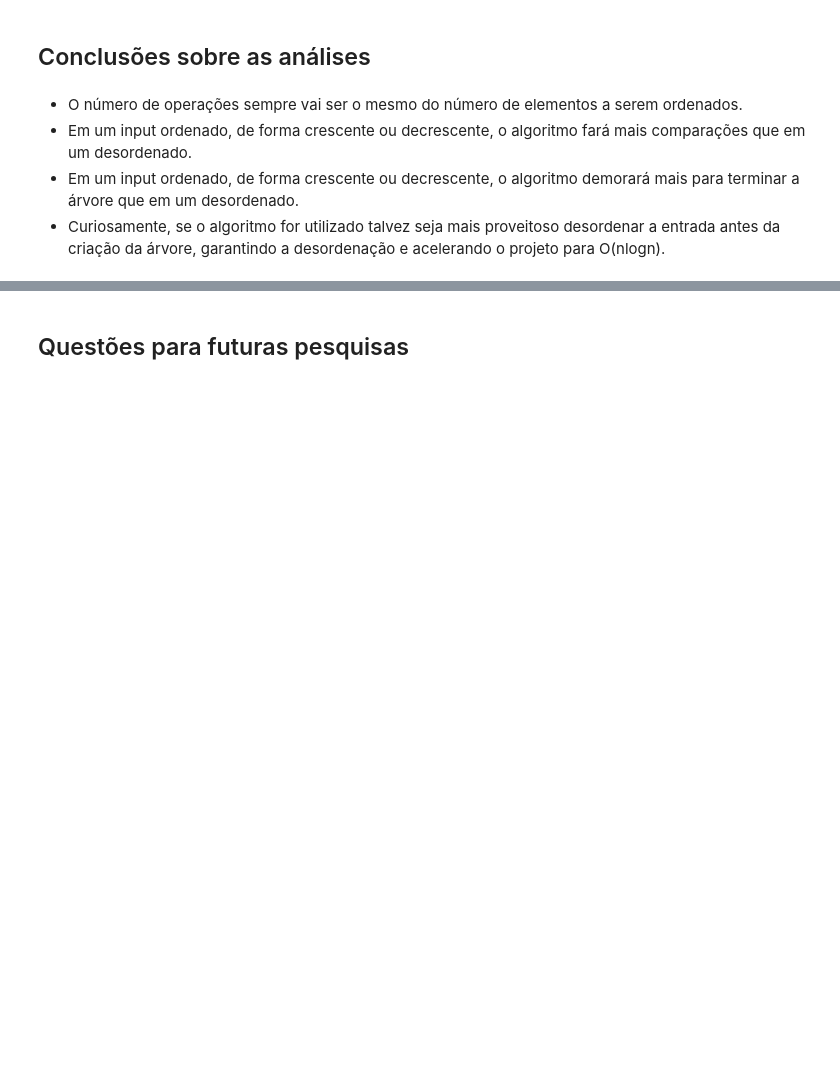
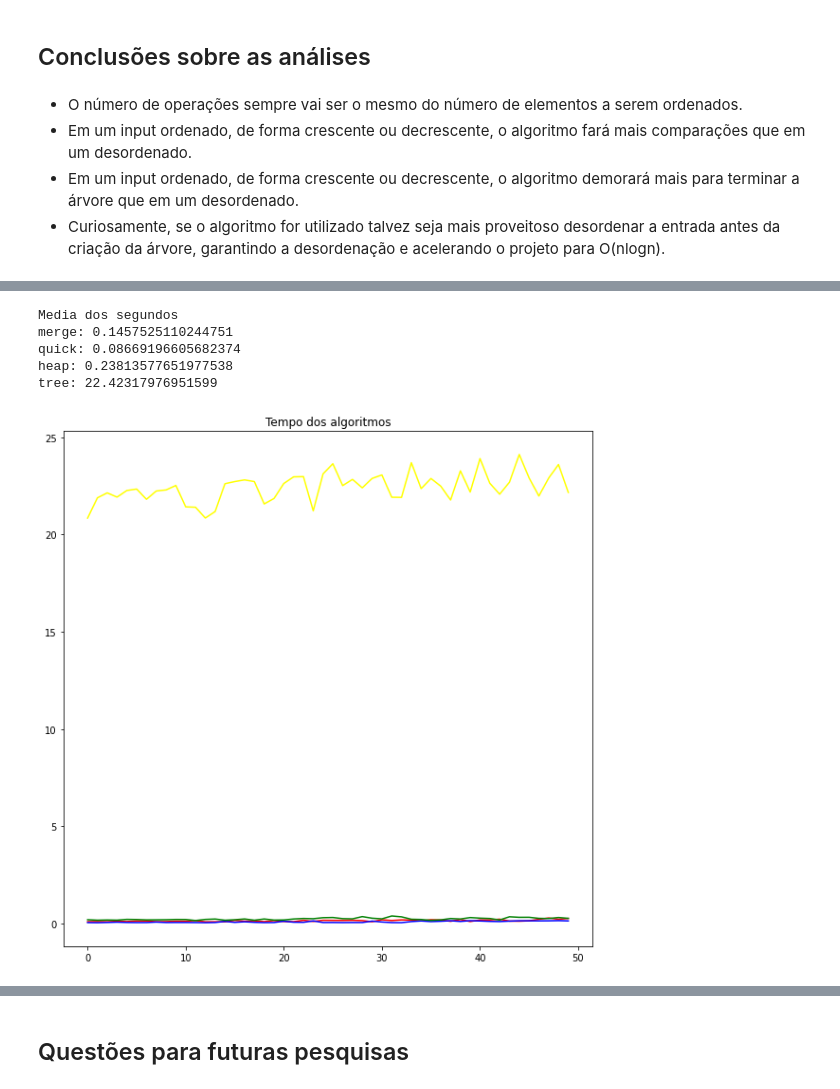
Before and after one commit to svhenrique/ufal, a Jupyter notebook: PAA/TreeSortAnalise.ipynb, the cells around one changed output, grey strips where cells are left out. Drawn from its saved outputs; the diff is of its cells as text; code cells hidden in the pictures; blank space fills up the shorter version.

```diff
--- a/PAA/TreeSortAnalise.ipynb
+++ b/PAA/TreeSortAnalise.ipynb
@@ -472,0 +774,26 @@ plt.show()
+# %%
+# tempo em segundos
+
+print('Media dos segundos')
+
+algoritmos = ['merge', 'quick', 'heap', 'tree']
+c = 0
+for algoritmo in [merge, quick, heap, tree]:
+  valores = [valor['tempo em segundos'] for valor in algoritmo['melhor']]
+  print('{}: {}'.format(algoritmos[c], sum(valores)/len(valores)))
+  c += 1
+
+plt.figure(figsize=(10, 10))
+plt.plot([analise['tempo em segundos'] for analise in merge['melhor']], color='red')
+plt.plot([analise['tempo em segundos'] for analise in quick['melhor']], color='blue')
+plt.plot([analise['tempo em segundos'] for analise in heap['melhor']], color='green')
+plt.plot([analise['tempo em segundos'] for analise in tree['melhor']], color='yellow')
+plt.title("Tempo dos algoritmos")
+plt.show()
+# %% [output]
+Media dos segundos
+merge: 0.1457525110244751
+quick: 0.08669196605682374
+heap: 0.23813577651977538
+tree: 22.42317976951599
+[figure, added]
```
Also changed, not shown: parts of 32 cells of this notebook.
